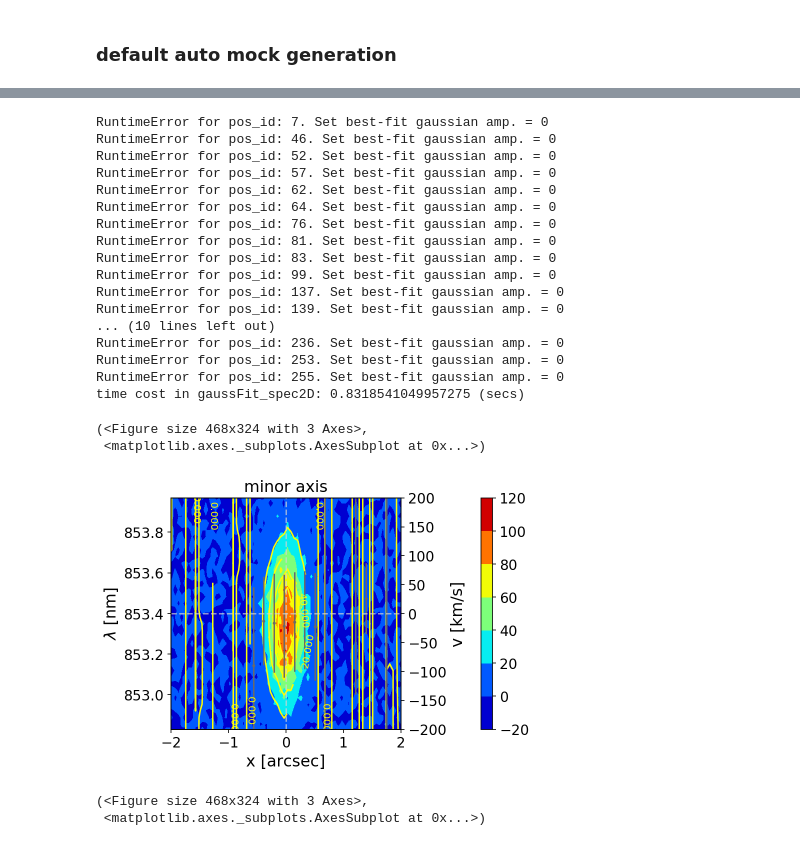
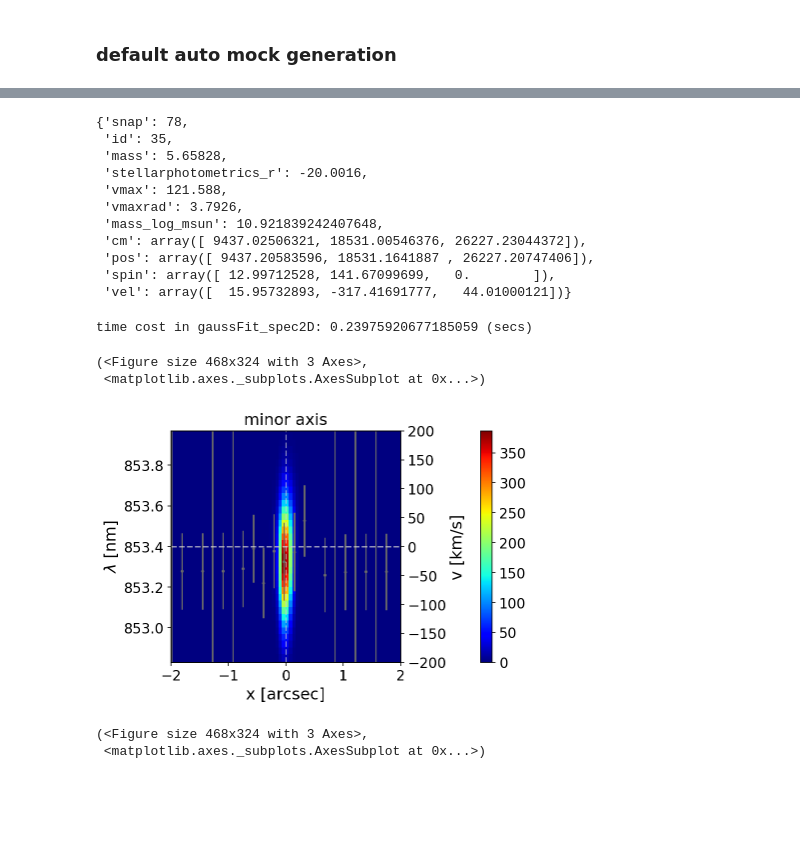
Before and after one commit to msmithUA/TNGcube, a Jupyter notebook: notebooks/[demo] TNGmock.ipynb, the cells around one changed output, grey strips where cells are left out. Drawn from its saved outputs; the diff is of its cells as text; code cells hidden in the pictures; blank space fills up the shorter version.

```diff
--- a/notebooks/[demo] TNGmock.ipynb
+++ b/notebooks/[demo] TNGmock.ipynb
@@ -74,0 +76,5 @@ residual center offset: (-0.162, 0.142) [ckpc] (auto-corrected)
+# %%
+imgArr = mock.gen_imageArray(weights='line')
+img0 = Image(imgArr, mock.Pars.spaceGrid)
+img0.add_psf(psfFWHM=mock.Pars.psfFWHM, psf_g1=mock.Pars.psf_g1, psf_g2=mock.Pars.psf_g2)
+gsImg = img0.gen_galsimImage()
@@ -74,0 +87,3 @@ residual center offset: (-0.162, 0.142) [ckpc] (auto-corrected)
+# %%
+mock.moments = gsImg.FindAdaptiveMom()
+mock.moments
@@ -102,5 +119,5 @@ slitAng_minor_p = slitAng_major_p + np.pi/2.
 print(f"slitAng_major : {moments0.observed_shape.beta.deg:.3f}")
 print(f"slitAng_minor : {moments0.observed_shape.beta.deg+90:.3f}")
 
-#pars['slitAngles'] = np.array([slitAng_major_p, slitAng_minor_p])
+mock.Pars.fid['slitAngles'] = np.array([slitAng_major_p, slitAng_minor_p])
 # %% [output]
@@ -109,7 +126,7 @@ slitAng_minor : 89.880
 # %% [markdown]
 ### default auto mock generation
 # %%
-dataInfo = mock.gen_mock_data(noise_mode=1)
+dataInfo = mock.gen_mock_data(noise_mode=0)
 # %%
 dataInfo['image'].display(xlim=[-2., 2.])
 # %% [output]
@@ -142,27 +142,25 @@ time cost in gaussFit_spec2D: 0.9330670833587646 (secs)
+# %%
+mock.subhalo.info
+# %% [output]
+{'snap': 78,
+ 'id': 35,
+ 'mass': 5.65828,
+ 'stellarphotometrics_r': -20.0016,
+ 'vmax': 121.588,
+ 'vmaxrad': 3.7926,
+ 'mass_log_msun': 10.921839242407648,
+ 'cm': array([ 9437.02506321, 18531.00546376, 26227.23044372]),
+ 'pos': array([ 9437.20583596, 18531.1641887 , 26227.20747406]),
+ 'spin': array([ 12.99712528, 141.67099699,   0.        ]),
+ 'vel': array([  15.95732893, -317.41691777,   44.01000121])}
 # %%
-model_minor = dataInfo['spec'][1].GF.model
-dataInfo['spec'][1].display(xlim=[-2., 2], vlim=[-200, 200], mark_fit=True, model=model_minor, title='minor axis')
+model_minor = dataInfo['spec'][1].GF.model #, model=model_minor
+dataInfo['spec'][1].display(xlim=[-2., 2], vlim=[-200, 200], mark_fit=True, title='minor axis')
 # %% [output]
-RuntimeError for pos_id: 7. Set best-fit gaussian amp. = 0
-RuntimeError for pos_id: 46. Set best-fit gaussian amp. = 0
-RuntimeError for pos_id: 52. Set best-fit gaussian amp. = 0
-RuntimeError for pos_id: 57. Set best-fit gaussian amp. = 0
-RuntimeError for pos_id: 62. Set best-fit gaussian amp. = 0
-RuntimeError for pos_id: 64. Set best-fit gaussian amp. = 0
-RuntimeError for pos_id: 76. Set best-fit gaussian amp. = 0
-RuntimeError for pos_id: 81. Set best-fit gaussian amp. = 0
-RuntimeError for pos_id: 83. Set best-fit gaussian amp. = 0
-RuntimeError for pos_id: 99. Set best-fit gaussian amp. = 0
-RuntimeError for pos_id: 137. Set best-fit gaussian amp. = 0
-RuntimeError for pos_id: 139. Set best-fit gaussian amp. = 0
-... (10 lines left out)
-RuntimeError for pos_id: 236. Set best-fit gaussian amp. = 0
-RuntimeError for pos_id: 253. Set best-fit gaussian amp. = 0
-RuntimeError for pos_id: 255. Set best-fit gaussian amp. = 0
-time cost in gaussFit_spec2D: 0.8318541049957275 (secs)
+time cost in gaussFit_spec2D: 0.23975920677185059 (secs)
 (<Figure size 468x324 with 3 Axes>,
  <matplotlib.axes._subplots.AxesSubplot at 0x...>)
-[figure, old version]
+[figure, new version]
 # %%
 spec2D_sky = Spec2D(array=mock.sky.spec2D_arr, array_var=mock.sky.spec2D_arr,
                     spaceGrid=mock.specCube.spaceGrid, lambdaGrid=mock.specCube.lambdaGrid,
```
Also changed, not shown: parts of 21 cells of this notebook, 6 other files.
